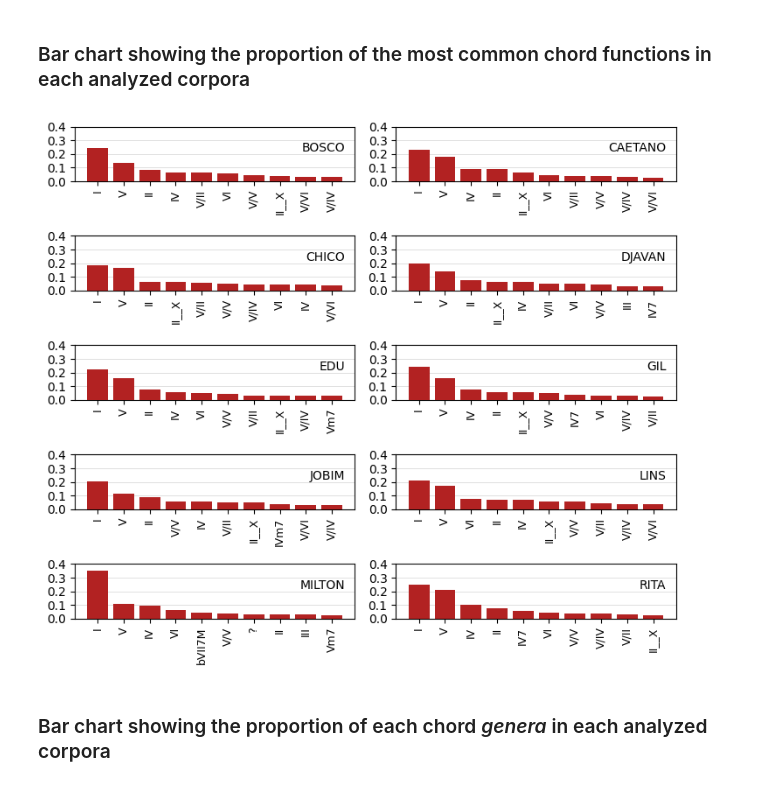
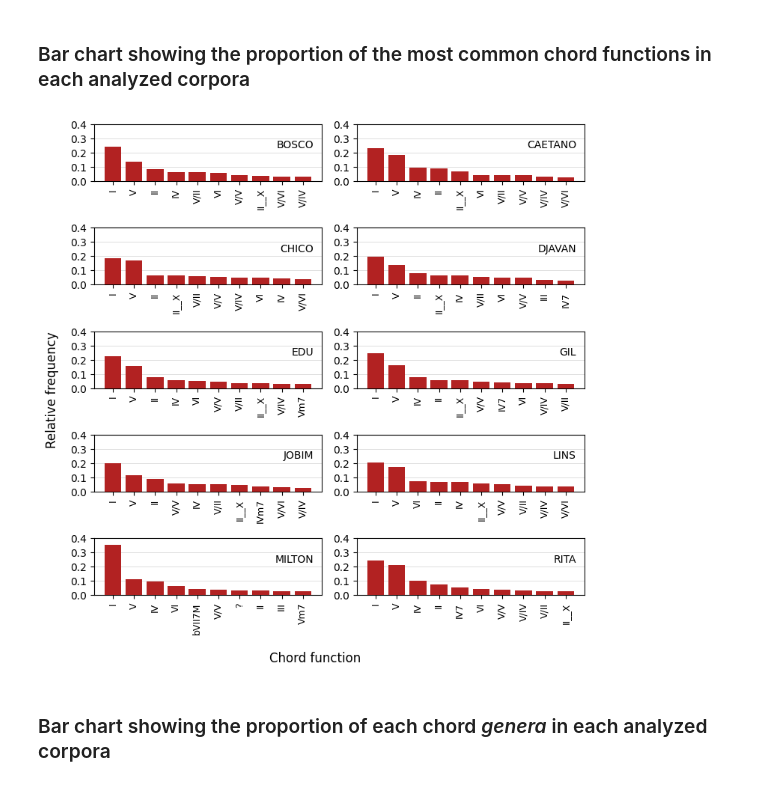
Before and after one commit to zoyco/mpb-corpus, a Jupyter notebook: papers/2026-tismir/analysis.ipynb, the cells around one changed output. Cells and saved outputs as stored; diff of their text form; code cells hidden in the pictures.

Commit message:
Add shared axis label to the 5x2 figures (papers\2026-tismir notebook)

```diff
--- a/papers/2026-tismir/analysis.ipynb
+++ b/papers/2026-tismir/analysis.ipynb
@@ -916,29 +928,35 @@ pd.DataFrame.from_dict({key: round(value, 3) for key, value in avg_economy_idx.i
 # %% [markdown]
 ### Bar chart showing the proportion of the most common chord functions in each analyzed corpora
 # %%
-plt.figure(figsize = (7.5, 6.5))
+plt.figure(figsize = (7.5, 7.5))
 
 sub = 1
 for corpus in harmony['corpus_id'].unique():
     count_functions = Counter(harmony[harmony['corpus_id'] == corpus]['functional_category'])
     total_functions = sum(count_functions.values())
     most_common = [(item, count / total_functions) for item, count in count_functions.most_common(10)]
     functions, proportions = zip(*most_common)
 
     plt.subplot(5, 2, sub)
     plt.grid(True, color = "lightgrey", linewidth = "0.5",  alpha = 1, axis = "y", zorder = 0)
     plt.bar(x = functions, height = proportions, color = 'firebrick', zorder = 3)
     plt.xticks(rotation = 90, fontsize = 9)
     plt.ylim(0, 0.4)
     plt.yticks([0, 0.1, 0.2, 0.3, 0.4])
     plt.text(x = 9.5, y = 0.29, s = corpus, ha = 'right', va = 'top')
     sub += 1
 
+# Shared axis labels for the 5x2 grid. Must come before tight_layout()
+# so the layout leaves room for them.
+fig = plt.gcf()
+fig.supxlabel('Chord function', fontsize = 12)
+fig.supylabel('Relative frequency', fontsize = 12)
+
 plt.tight_layout()
 
 # plt.savefig('most-common-functions-dist.pdf', format  = 'pdf', dpi = 300, bbox_inches = 'tight')
 # %% [output]
-[figure, old version]
+[figure, new version]
 # %% [markdown]
 ### Bar chart showing the proportion of each chord *genera* in each analyzed corpora
 # %%
```
Also changed, not shown: parts of 5 cells of this notebook.
